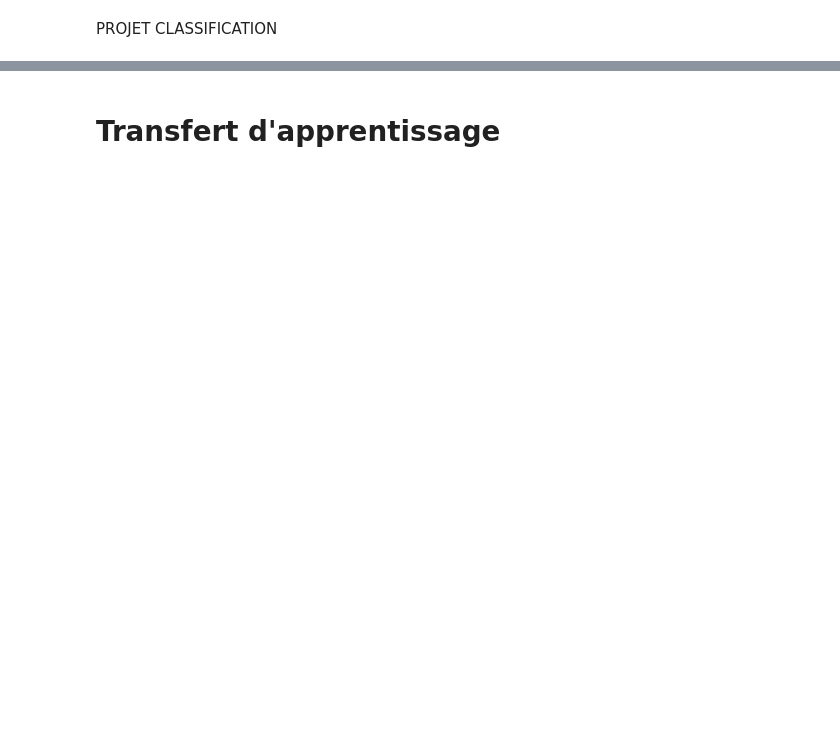
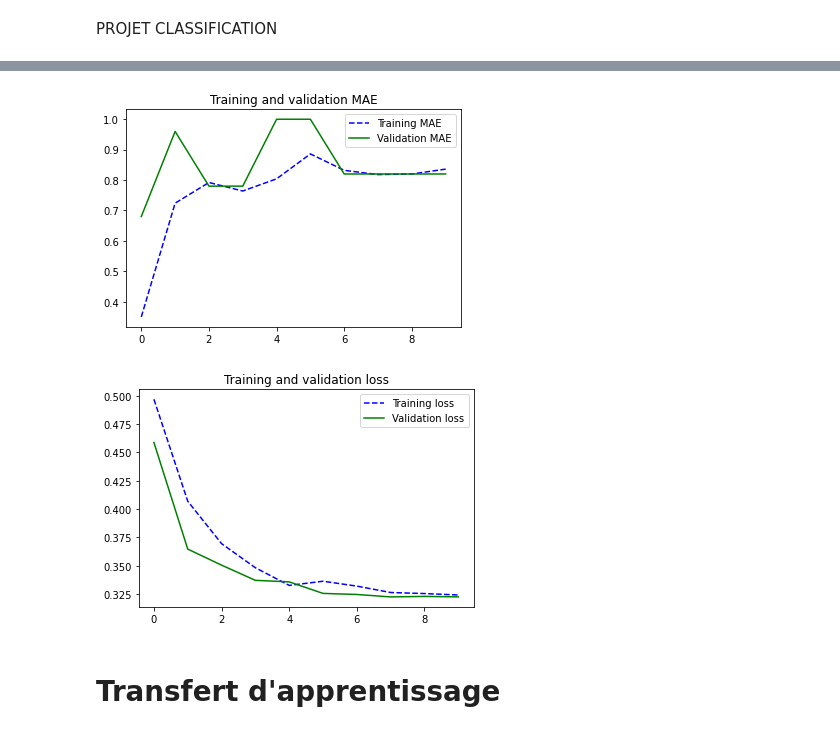
Before and after one commit to Bornord/DeepLearning, a Jupyter notebook: Driver/Projet_LeVrai2.0.ipynb, the cells around one changed output, grey strips where cells are left out. Saved outputs shown, nothing was run; the diff lists cells and outputs as text; code cells hidden in the pictures; blank space fills up the shorter version.

```diff
--- a/Driver/Projet_LeVrai2.0.ipynb
+++ b/Driver/Projet_LeVrai2.0.ipynb
@@ -23,7 +23,7 @@ def load_data(path, classes, image_size=64):
 
 
   x = np.zeros((tmp, image_size, image_size, 4))
-  y = np.zeros((tmp, 1))
+  y = np.zeros((tmp, len(classes)))
   for name in classes :
       folder = path + name + '-image-files/'
 
@@ -42,7 +42,8 @@ def load_data(path, classes, image_size=64):
           #img_name_split = img_path_split[-1].split('.')
           class_label = classes.index(name)
 
-          y[classes.index(name)*nb_file + i] = class_label
+          y[classes.index(name)*nb_file + i] = [0]*len(classes)
+          y[classes.index(name)*nb_file + i][class_label] = 1
 
   return x, y
 
@@ -66,15 +67,17 @@ X_VAL,Y_VAL = [X_TRAIN[i] for i in range((int) (len(X_TRAIN)/10))],[Y_TRAIN[i] f
 # %%
 import tensorflow
 from tensorflow.keras.models import Sequential
+from tensorflow.keras.layers import Softmax
 from tensorflow.keras.layers import Dense
 from tensorflow.keras.layers import Conv2D
 from tensorflow.keras.layers import Input
 from tensorflow.keras.layers import MaxPooling2D
 from tensorflow.keras.layers import Flatten
+from tensorflow.keras.losses import SparseCategoricalCrossentropy
 from tensorflow.keras import optimizers
+model = Sequential()
+# A COMPLETER"
 
-model = Sequential()
-# A COMPLETER
 model.add(Input(X_TRAIN[0].shape))
 model.add(Conv2D(32, (3, 3), padding = 'same', activation = 'relu', strides = 1, input_shape = (64, 64, 3)))
 model.add(MaxPooling2D(pool_size=(2, 2), input_shape = (64, 64, 3), padding = 'same'))
@@ -88,19 +91,24 @@ model.add(MaxPooling2D(pool_size=(2, 2), input_shape = (64, 64, 3), padding = 's
 
 model.add(Flatten())    # "Mise à plat" (vectorisation) du tenseur pour permettre de la connecter à une couche dense
 model.add(Dense(512, activation = 'relu', input_dim = 2))   # Couche dense, à 512 neurones
-model.add(Dense(1, activation = 'sigmoid'))   # Couche de sortie
-
+model.add(Dense(len(CLASSES),activation="sigmoid"))   # Couche de sortie
+model.add(Softmax())
 
 model.summary()
 
 # AJOUTER EGALEMENT LA FONCTION DE COUT
+
 model.compile(loss='binary_crossentropy',
               optimizer=optimizers.Adam(learning_rate=3e-4),
               metrics=['accuracy'])
 
+
 # TODO
-history = model.fit(X_TRAIN, Y_TRAIN,
-                    validation_data=(X_VAL, Y_VAL),
-                    epochs=100,
+print(len(Y_TRAIN[0]))
+history = model.fit(np.array(X_TRAIN), np.array(Y_TRAIN),
+                    validation_data=(np.array(X_VAL), np.array(Y_VAL)),
+                    epochs=10,
                     )
+
+#Y_test = model.
 # %% [output]
@@ -128,27 +157,32 @@ Make sure all arrays contain the same number of samples.
 # %%
 import matplotlib.pyplot as plt
 
 def plot_training_analysis(history):
-  acc = history.history['accuacy']
+  acc = history.history['accuracy']
   val_acc = history.history['val_accuracy']
-  loss = history.history['binary_crossentropy']
+  loss = history.history['loss']
   val_loss = history.history['val_loss']
 
   epochs = range(len(loss))
 
   plt.plot(epochs, acc, 'b', linestyle="--",label='Training MAE')
   plt.plot(epochs, val_acc, 'g', label='Validation MAE')
   plt.title('Training and validation MAE')
   plt.legend()
 
   plt.figure()
 
   plt.plot(epochs, loss, 'b', linestyle="--",label='Training loss')
   plt.plot(epochs, val_loss,'g', label='Validation loss')
   plt.title('Training and validation loss')
   plt.legend()
 
   plt.show()
+
+plot_training_analysis(history)
+# %% [output]
+[figure, added]
+[figure, added]
 # %% [markdown]
 # Transfert d'apprentissage
 # %%
```
Also changed, not shown: parts of 3 cells of this notebook.
